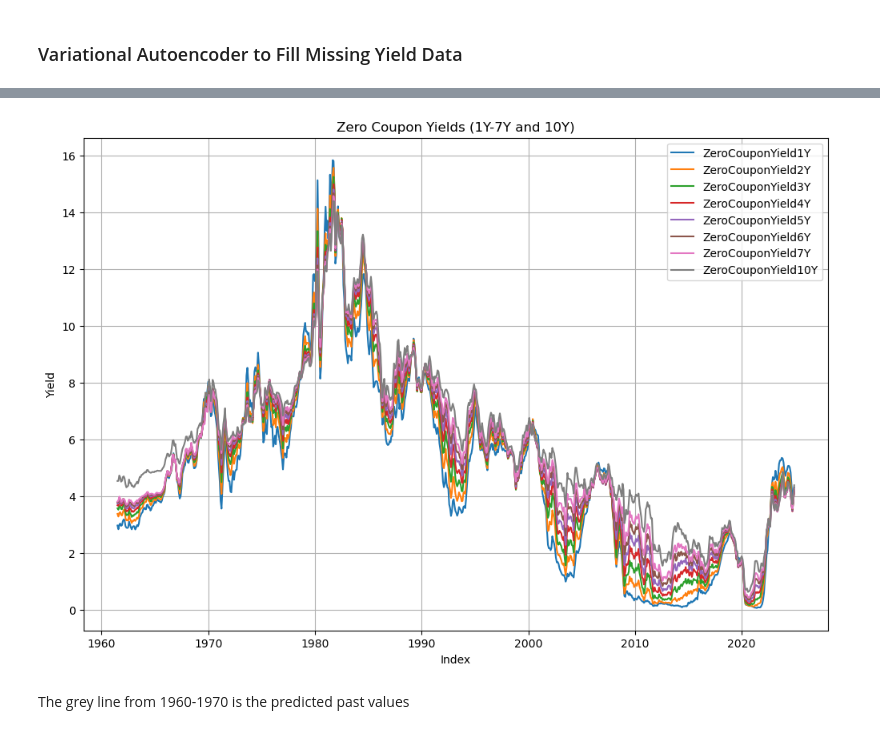
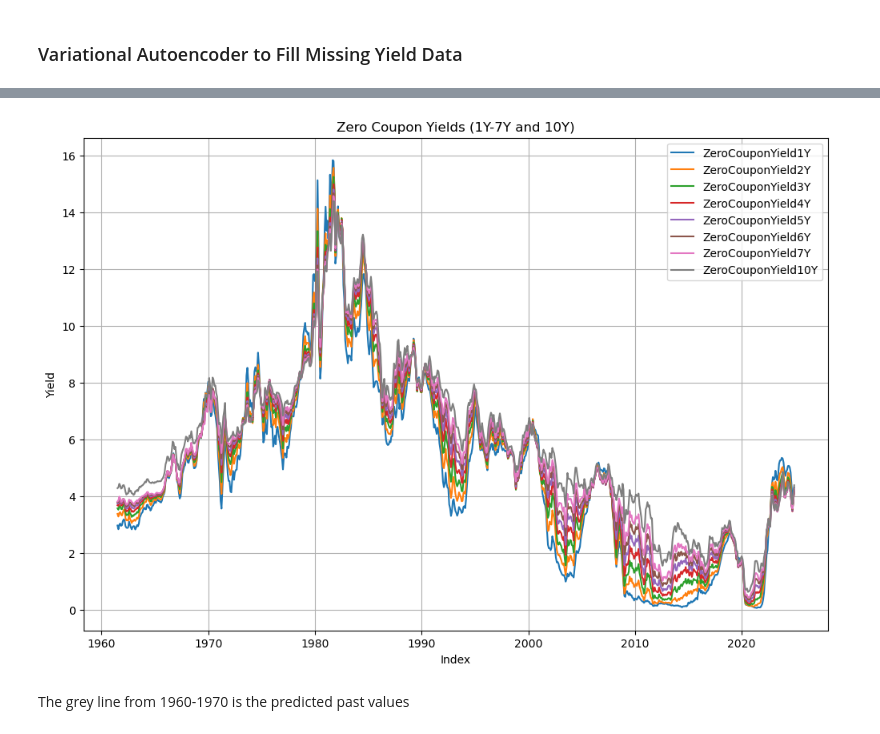
Before and after one commit to ChrisLato/AISE-4010-Project, a Jupyter notebook: Data Pre-processing.ipynb, the cells around one changed output, grey strips where cells are left out. Drawn from its saved outputs; the diff is of its cells as text; code cells hidden in the pictures.

```diff
--- a/Data Pre-processing.ipynb
+++ b/Data Pre-processing.ipynb
@@ -121,63 +122,70 @@ scaled_inputsIFR.shape, scaled_targetsIFR.shape, scaled_inputsZCY.shape, scaled_
 # %% [markdown]
 ### Variational Autoencoder to Fill Missing Yield Data
 # %%
-from tensorflow.keras.models import Sequential
-from tensorflow.keras.layers import Dense, Input, Lambda
+from tensorflow.keras.models import Model
+from tensorflow.keras.layers import Dense, Input, Lambda, Conv1D, Flatten, Reshape, UpSampling1D
 from tensorflow.keras import backend as K
+from tensorflow.keras.losses import MeanSquaredError
 import tensorflow as tf
 
 # Define the VAE structure
 input_dim = scaled_inputsIFR.shape[1]
 latent_dim = 2
+tcn_filters = 32  # Number of filters for TCN layers
+kernel_size = 3   # Kernel size for TCN layers
 
 # Encoder
-encoder = Sequential([
-    Input(shape=(input_dim,)),
-    Dense(32, activation="relu"),
-    Dense(16, activation="relu"),
-    Dense(latent_dim, name="latent")
-])
+encoder_input = Input(shape=(input_dim, 1))  # Time-series input reshaped for TCN
+x = Conv1D(filters=tcn_filters, kernel_size=kernel_size, activation="relu", padding="causal")(encoder_input)
+x = Conv1D(filters=tcn_filters, kernel_size=kernel_size, activation="relu", padding="causal")(x)
+x = Flatten()(x)
+z = Dense(latent_dim, name="latent")(x)  # Latent space representation
+
+encoder = Model(encoder_input, z, name="encoder")
 
 # Decoder
-decoder = Sequential([
-    Input(shape=(latent_dim,)),
-    Dense(16, activation="relu"),
-    Dense(32, activation="relu"),
-    Dense(input_dim, activation="sigmoid", name="output")
-])
+decoder_input = Input(shape=(latent_dim,))
+x = Dense(tcn_filters * input_dim, activation="relu")(decoder_input)
+x = Reshape((input_dim, tcn_filters))(x)
+x = Conv1D(filters=tcn_filters, kernel_size=kernel_size, activation="relu", padding="causal")(x)
+x = Conv1D(filters=1, kernel_size=kernel_size, activation="sigmoid", padding="causal", name="output")(x)
 
-# VAE: connect encoder and decoder
-inputs = Input(shape=(input_dim,))
-z = encoder(inputs)
+decoder = Model(decoder_input, x, name="decoder")
+
+# VAE: Connect encoder and decoder
+vae_input = Input(shape=(input_dim, 1))
+z = encoder(vae_input)
 reconstructed = decoder(z)
 
-vaeIFR = tf.keras.Model(inputs, reconstructed)
-vaeZCY = tf.keras.Model(inputs, reconstructed)
+vae = Model(vae_input, reconstructed, name="vae")
 
-# Loss: reconstruction loss + KL divergence
-reconstruction_loss = tf.keras.losses.MeanSquaredError()(inputs, reconstructed)
-kl_loss = -0.5 * K.sum(1 + encoder.layers[-1].weights[1] - tf.square(encoder.layers[-1].weights[0]) -
-                        tf.exp(encoder.layers[-1].weights[1]), axis=-1)
+# Loss: Reconstruction loss + KL divergence
+reconstruction_loss = MeanSquaredError()(vae_input, reconstructed)
+kl_loss = -0.5 * K.sum(
+    1 + K.log(K.square(encoder.layers[-1].weights[1])) - K.square(encoder.layers[-1].weights[0]) - K.exp(K.log(K.square(encoder.layers[-1].weights[1]))),
+    axis=-1
+)
 vae_loss = tf.reduce_mean(reconstruction_loss + kl_loss)
 
-vaeIFR.add_loss(vae_loss)
-vaeIFR.compile(optimizer="adam")
-vaeZCY.add_loss(vae_loss)
-vaeZCY.compile(optimizer="adam")
+vae.add_loss(vae_loss)
+vae.compile(optimizer="adam")
+
+# Prepare data for training (reshape for Conv1D)
+scaled_inputsIFR = scaled_inputsIFR.reshape(scaled_inputsIFR.shape[0], scaled_inputsIFR.shape[1], 1)
+scaled_inputsZCY = scaled_inputsZCY.reshape(scaled_inputsZCY.shape[0], scaled_inputsZCY.shape[1], 1)
+prediction_inputsIFR = prediction_inputsIFR.reshape(prediction_inputsIFR.shape[0], prediction_inputsIFR.shape[1], 1)
+prediction_inputsZCY = prediction_inputsZCY.reshape(prediction_inputsZCY.shape[0], prediction_inputsZCY.shape[1], 1)
 
 # Train the VAE
-vaeIFR.fit(scaled_inputsIFR, scaled_inputsIFR, epochs=50, batch_size=32, verbose=1)
-vaeZCY.fit(scaled_inputsZCY, scaled_inputsZCY, epochs=50, batch_size=32, verbose=1)
+vae.fit(scaled_inputsIFR, scaled_inputsIFR, epochs=50, batch_size=32, verbose=1)
 
-# Predict missing 10Y values using the VAE
-latent_predictionsIFR = encoder.predict(prediction_inputsIFR)
-reconstructed_predictionsIFR = decoder.predict(latent_predictionsIFR)
-latent_predictionsZCY = encoder.predict(prediction_inputsZCY)
-reconstructed_predictionsZCY = decoder.predict(latent_predictionsZCY)
+# Predict missing values using the VAE
+reconstructed_predictionsIFR = vae.predict(prediction_inputsIFR)
+reconstructed_predictionsZCY = vae.predict(prediction_inputsZCY)
 
 # Rescale predictions back to the original scale
-predicted_10yIFR = scaler_targetsIFR.inverse_transform(reconstructed_predictionsIFR[:, -1].reshape(-1, 1))
-predicted_10yZCY = scaler_targetsZCY.inverse_transform(reconstructed_predictionsZCY[:, -1].reshape(-1, 1))
+predicted_10yIFR = scaler_targetsIFR.inverse_transform(reconstructed_predictionsIFR[:, -1, 0].reshape(-1, 1))
+predicted_10yZCY = scaler_targetsZCY.inverse_transform(reconstructed_predictionsZCY[:, -1, 0].reshape(-1, 1))
 
 # Flatten the predictions to ensure compatibility
 yield_data.loc[yield_data[target_columnIFR].isna(), target_columnIFR] = predicted_10yIFR.flatten()
@@ -198,7 +206,6 @@ columns_to_plot = [
     'ZeroCouponYield10Y'
 ]
 
-
 # Plot the columns
 plt.figure(figsize=(12, 8))
 for col in columns_to_plot:
@@ -232,4 +239,4 @@ Epoch 6/50
-[figure, old version]
+[figure, new version]
 # %% [markdown]
 The grey line from 1960-1970 is the predicted past values
 # %% [markdown]
```
Also changed, not shown: parts of 3 cells of this notebook, 3 other files.
